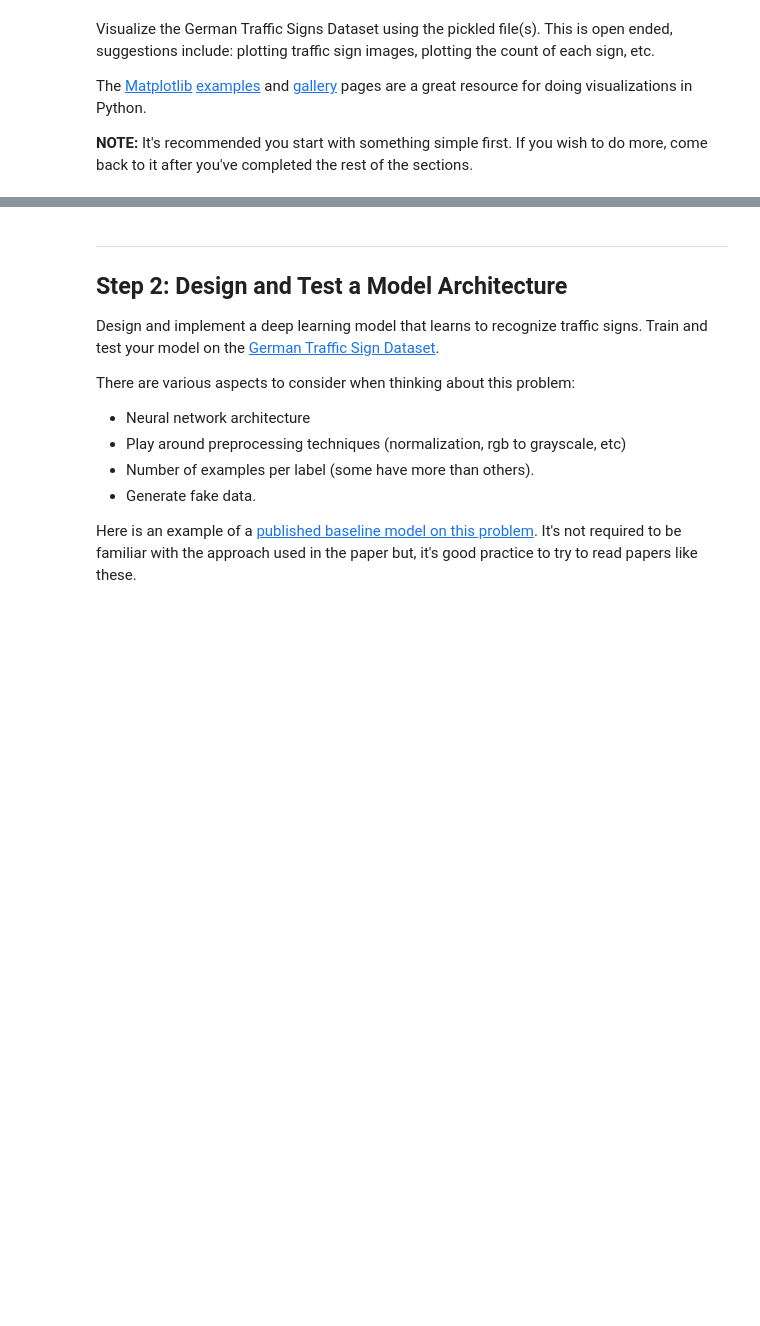
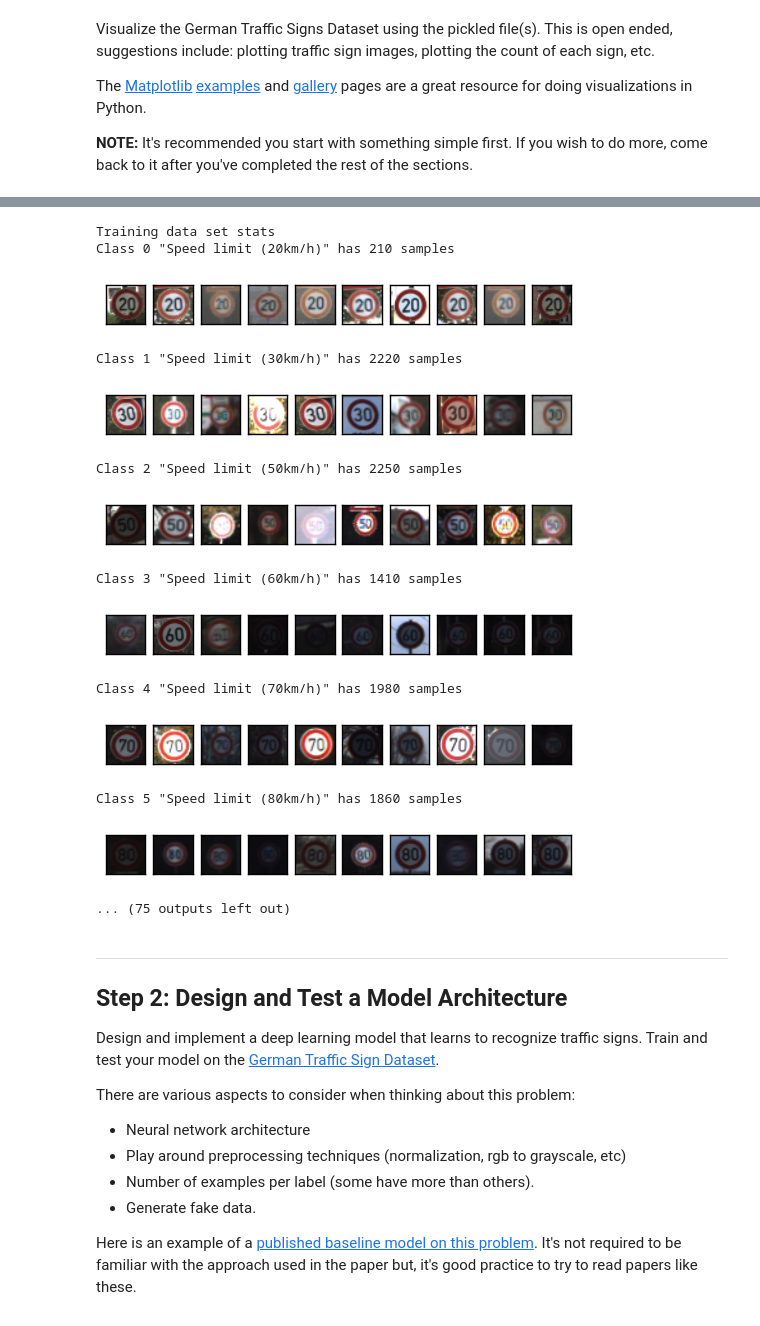
Before and after one commit to quadhd/CarND-Traffic-Sign-Classifier-Project, a Jupyter notebook: Traffic_Sign_Classifier.ipynb, the cells around one changed output, grey strips where cells are left out. Cells and saved outputs as stored; diff of their text form; code cells hidden in the pictures; blank space fills up the shorter version.

Commit message:
Added better image samples plot

```diff
--- a/Traffic_Sign_Classifier.ipynb
+++ b/Traffic_Sign_Classifier.ipynb
@@ -128,3 +76,56 @@ Sign 42 "End of no passing by vehicles over 3.5 metric tons" has 90 images
+# %%
+### Data exploration visualization goes here.
+### Feel free to use as many code cells as needed.
+
+import csv
+
+# get sign names
+f = open('signnames.csv', 'r')
+reader = csv.reader(f)
+signs_dict = dict(reader)
+f.close()
+# %%
+import matplotlib.pyplot as plt
+# Visualizations will be shown in the notebook.
+%matplotlib inline
+import random
+
+def print_set_stats(X, y, show_pics = True, show_histogram = True, header = None):
+    if header != None:
+        print(header)
+    u_id, u_indxs, u_cnt = np.unique(y, return_index=True, return_counts=True)
+    if show_pics:
+        for id, indxs, cnt in zip(u_id, u_indxs, u_cnt):
+            print('Class %i "%s" has %i samples' % (id, signs_dict[str(id)], cnt))
+            fig = plt.figure(figsize = (6, 1))
+            indx_sample = random.sample(range(indxs, indxs + cnt), 10)
+            for i in range(10):
+                axis = fig.add_subplot(1, 10, i + 1, xticks=[], yticks=[])
+                axis.imshow(X[indx_sample[i]])
+            plt.show()
+    if show_histogram:
+        plt.bar(np.arange(n_classes), u_cnt)
+        plt.xlabel('Class')
+        plt.ylabel('Number of samples')
+        plt.show()
+
+print_set_stats(X_train, y_train, True, True, 'Training data set stats')
+#print_set_stats(X_test, y_test, True, True, '\nTest data set stats')
+# %% [output]
+Training data set stats
+Class 0 "Speed limit (20km/h)" has 210 samples
+[figure, added]
+Class 1 "Speed limit (30km/h)" has 2220 samples
+[figure, added]
+Class 2 "Speed limit (50km/h)" has 2250 samples
+[figure, added]
+Class 3 "Speed limit (60km/h)" has 1410 samples
+[figure, added]
+Class 4 "Speed limit (70km/h)" has 1980 samples
+[figure, added]
+Class 5 "Speed limit (80km/h)" has 1860 samples
+[figure, added]
+... (75 outputs left out)
 # %% [markdown]
 ----
 
```
Also changed, not shown: parts of 5 cells of this notebook.
